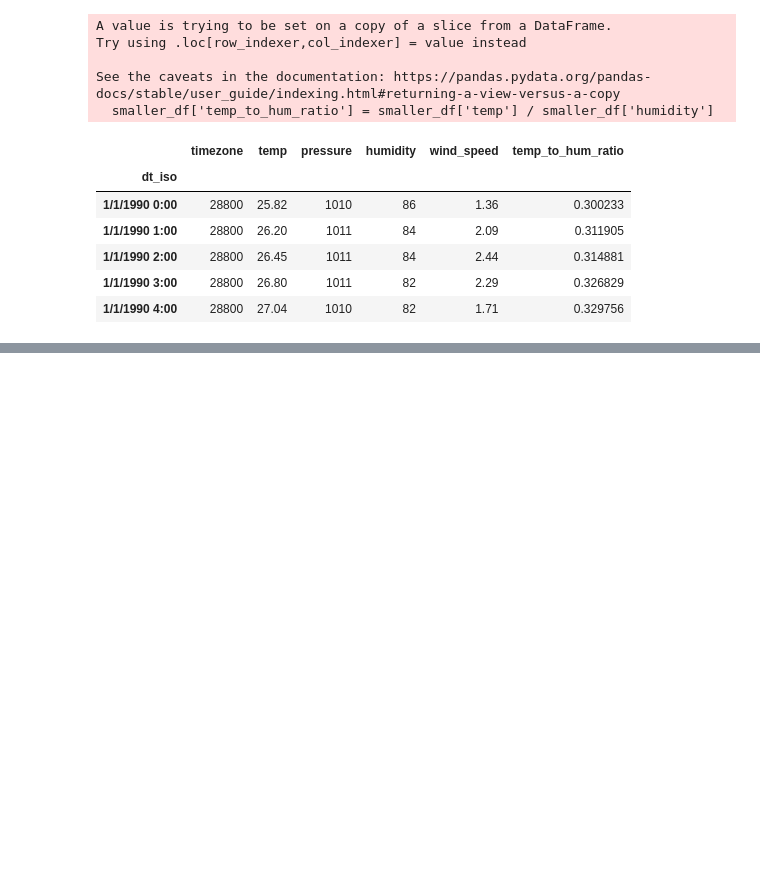
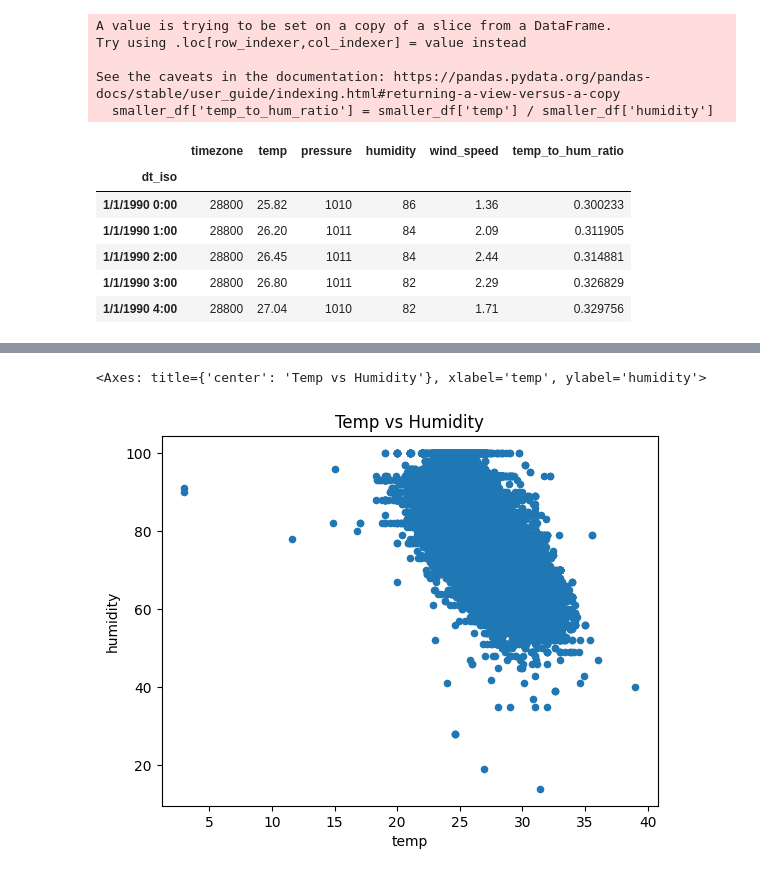
Before and after one commit to imronfilayatyds/pandai, a Jupyter notebook: trypandai.ipynb, the cells around one changed output, grey strips where cells are left out. Saved outputs shown, nothing was run; the diff lists cells and outputs as text; code cells hidden in the pictures; blank space fills up the shorter version.

```diff
--- a/trypandai.ipynb
+++ b/trypandai.ipynb
@@ -360,0 +368,5 @@ smaller_df.head()
+# %%
+smaller_df.plot(kind='scatter', x='temp', y='humidity', title='Temp vs Humidity')
+# %% [output]
+<Axes: title={'center': 'Temp vs Humidity'}, xlabel='temp', ylabel='humidity'>
+[figure, added]
```
Also changed, not shown: parts of 5 cells of this notebook, 1 other file.
